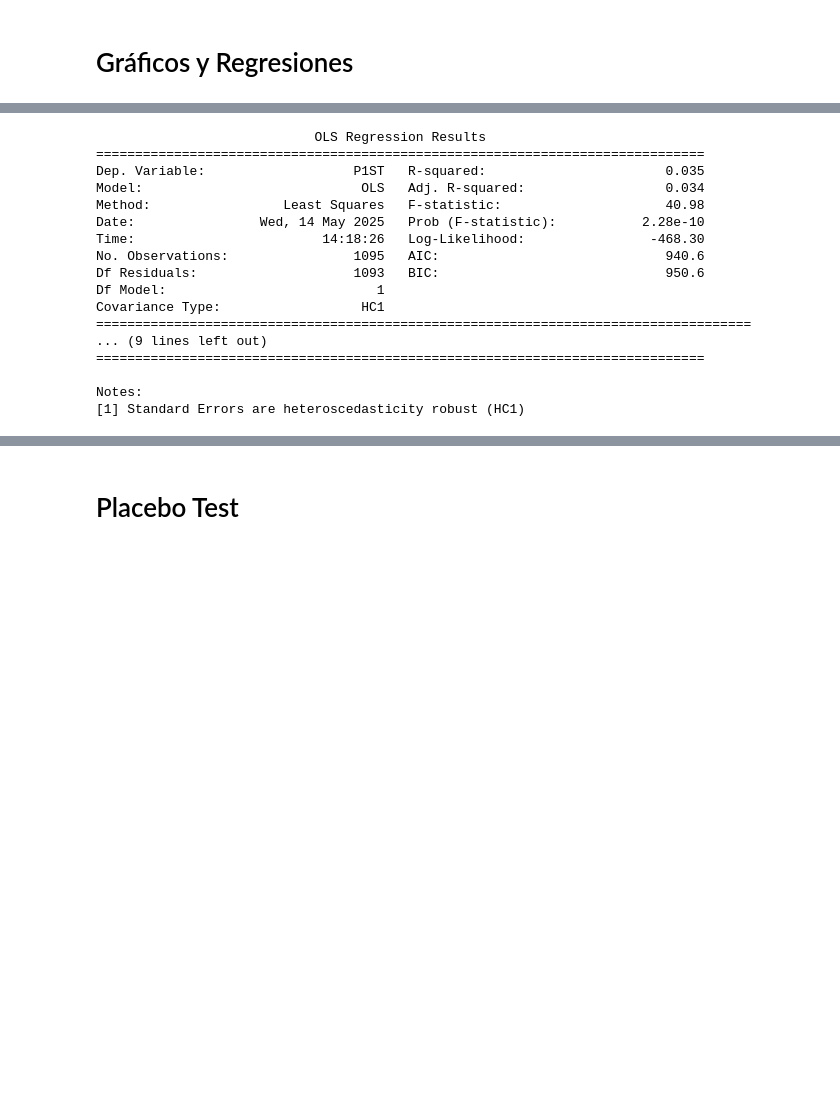
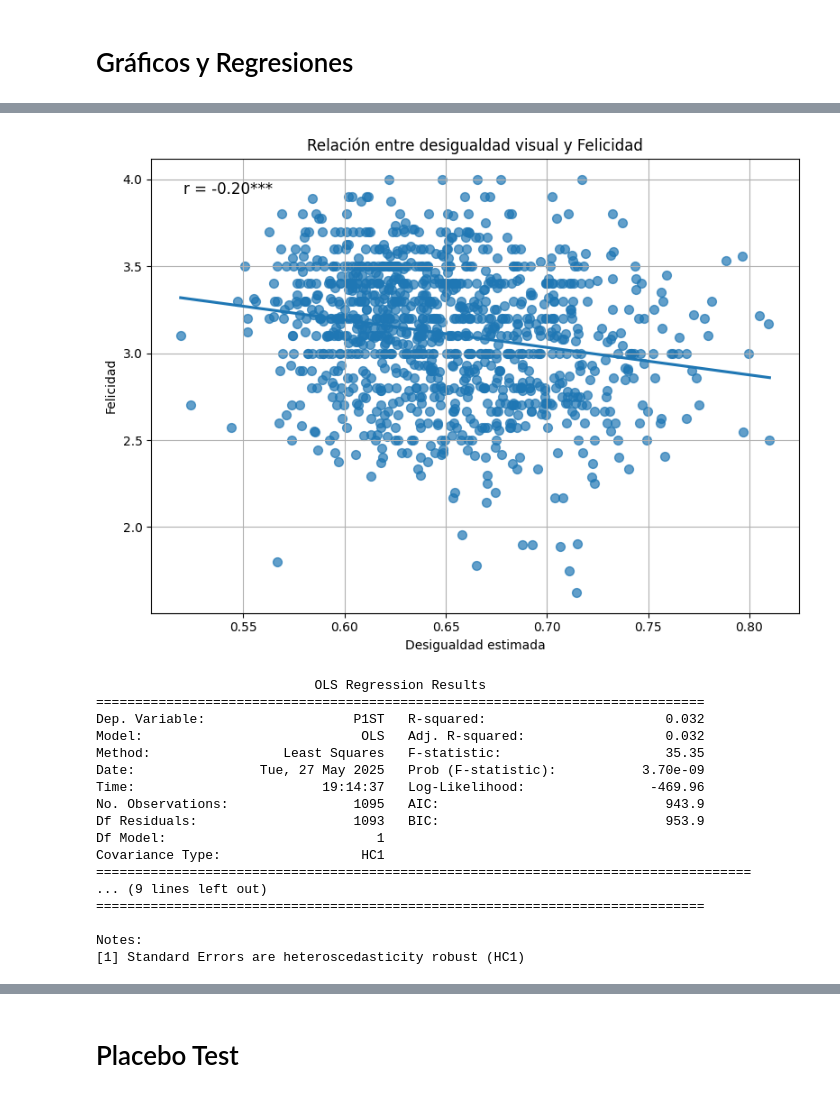
Before and after one commit to LCaravaggio/FelicidadDesigualdad, a Jupyter notebook: Resultados.ipynb, the cells around one changed output, grey strips where cells are left out. Saved outputs shown, nothing was run; the diff lists cells and outputs as text; code cells hidden in the pictures; blank space fills up the shorter version.

```diff
--- a/Resultados.ipynb
+++ b/Resultados.ipynb
@@ -2,7 +2,7 @@
 <a href="https://colab.research.google.com/github/LCaravaggio/FelicidadDesigualdad/blob/main/Resultados.ipynb" target="_parent"><img src="https://colab.research.google.com/assets/colab-badge.svg" alt="Open In Colab"/></a>
 # %%
 import pandas as pd
-ciudades=pd.read_csv("/content/base_mobilev2.csv")
+ciudades=pd.read_csv("base_mobilv2_capa10.csv")
 # %%
 num_valores = ciudades['Desigualdad_10km'].count()
 print(f"Número de valores no nulos en 'Desigualdad_10km': {num_valores}")
@@ -112,3 +75,45 @@ plt.show()
+# %%
+ciudades['Felicidad']=ciudades['P1ST']
+# %%
+import seaborn as sns
+import matplotlib.pyplot as plt
+from scipy.stats import pearsonr
+
+# Filtrar datos válidos
+x = ciudades["Desigualdad_10km"]
+y = ciudades["Felicidad"]
+mask = x.notna() & y.notna()
+x_valid = x[mask]
+y_valid = y[mask]
+
+# Calcular correlación
+r, p = pearsonr(x_valid, y_valid)
+
+# Determinar nivel de significancia
+if p < 0.001:
+    stars = "***"
+elif p < 0.01:
+    stars = "**"
+elif p < 0.05:
+    stars = "*"
+else:
+    stars = ""
+
+# Crear gráfico
+plt.figure(figsize=(8, 6))
+sns.regplot(x=x_valid, y=y_valid, ci=None, scatter_kws={"s": 50, "alpha": 0.7})
+
+# Anotar r y p
+plt.text(0.05, 0.95, f"r = {r:.2f}{stars}", ha="left", va="top", transform=plt.gca().transAxes, fontsize=12)
+
+plt.xlabel("Desigualdad estimada")
+plt.ylabel("Felicidad")
+plt.title("Relación entre desigualdad visual y Felicidad")
+plt.grid(True)
+plt.tight_layout()
+plt.show()
+# %% [output]
+[figure, added]
 # %%
 # Definir variables
 X = ciudades["Desigualdad_15km"].replace([np.inf, -np.inf], np.nan)
@@ -129,13 +134,13 @@ print(modelo.summary())
 # %% [output]
                             OLS Regression Results
 ==============================================================================
-Dep. Variable:                   P1ST   R-squared:                       0.035
-Model:                            OLS   Adj. R-squared:                  0.034
-Method:                 Least Squares   F-statistic:                     40.98
-Date:                Wed, 14 May 2025   Prob (F-statistic):           2.28e-10
-Time:                        14:18:26   Log-Likelihood:                -468.30
-No. Observations:                1095   AIC:                             940.6
-Df Residuals:                    1093   BIC:                             950.6
+Dep. Variable:                   P1ST   R-squared:                       0.032
+Model:                            OLS   Adj. R-squared:                  0.032
+Method:                 Least Squares   F-statistic:                     35.35
+Date:                Tue, 27 May 2025   Prob (F-statistic):           3.70e-09
+Time:                        19:14:37   Log-Likelihood:                -469.96
+No. Observations:                1095   AIC:                             943.9
+Df Residuals:                    1093   BIC:                             953.9
 Df Model:                           1
 Covariance Type:                  HC1
 ====================================================================================
```
Also changed, not shown: parts of 12 cells of this notebook.
